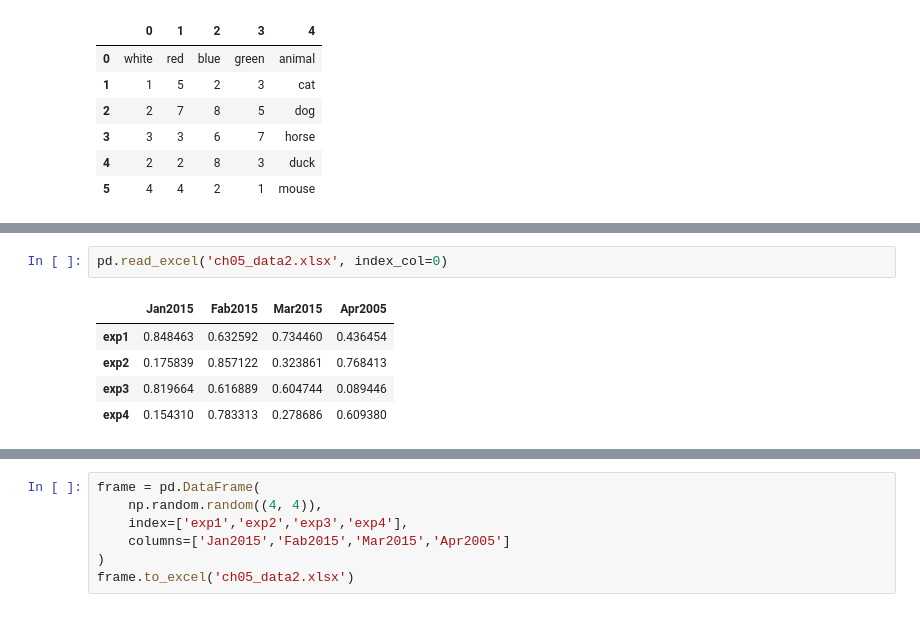
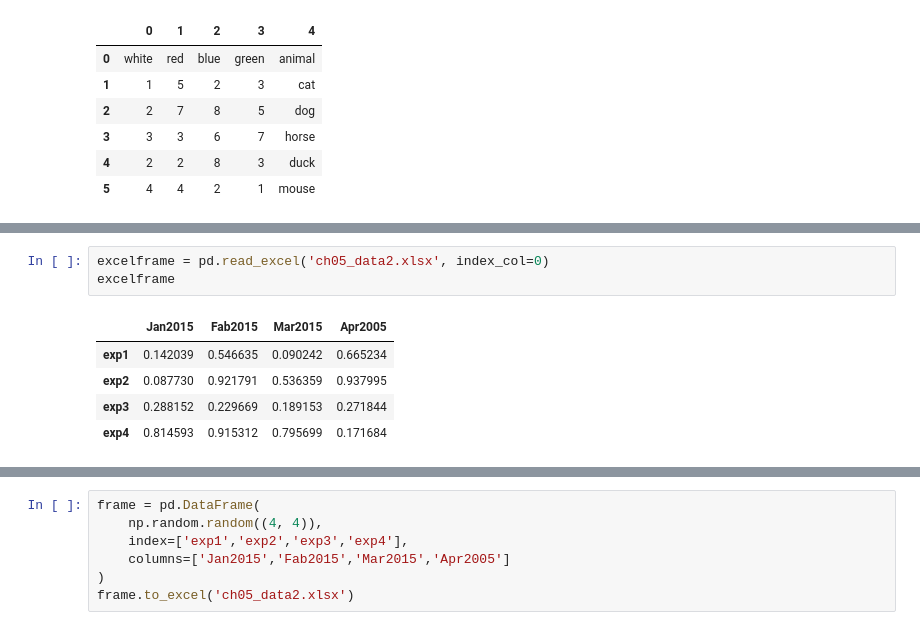
Before and after one commit to trilgar/kibit-python, a Jupyter notebook: lesson20/pandas series.ipynb, the cells around one changed output, grey strips where cells are left out. Cells and saved outputs as stored; diff of their text form.

```diff
--- a/lesson20/pandas series.ipynb
+++ b/lesson20/pandas series.ipynb
@@ -302,8 +324,9 @@ frame.to_csv('ch05_07.csv')
 # %%
-pd.read_excel('ch05_data2.xlsx', index_col=0)
+excelframe = pd.read_excel('ch05_data2.xlsx', index_col=0)
+excelframe
 # %% [output]
 |  | Jan2015 | Fab2015 | Mar2015 | Apr2005 |
-| exp1 | 0.848463 | 0.632592 | 0.734460 | 0.436454 |
-| exp2 | 0.175839 | 0.857122 | 0.323861 | 0.768413 |
-| exp3 | 0.819664 | 0.616889 | 0.604744 | 0.089446 |
-| exp4 | 0.154310 | 0.783313 | 0.278686 | 0.609380 |
+| exp1 | 0.142039 | 0.546635 | 0.090242 | 0.665234 |
+| exp2 | 0.087730 | 0.921791 | 0.536359 | 0.937995 |
+| exp3 | 0.288152 | 0.229669 | 0.189153 | 0.271844 |
+| exp4 | 0.814593 | 0.915312 | 0.795699 | 0.171684 |
```
Also changed, not shown: parts of 8 cells of this notebook, 11 other files.
